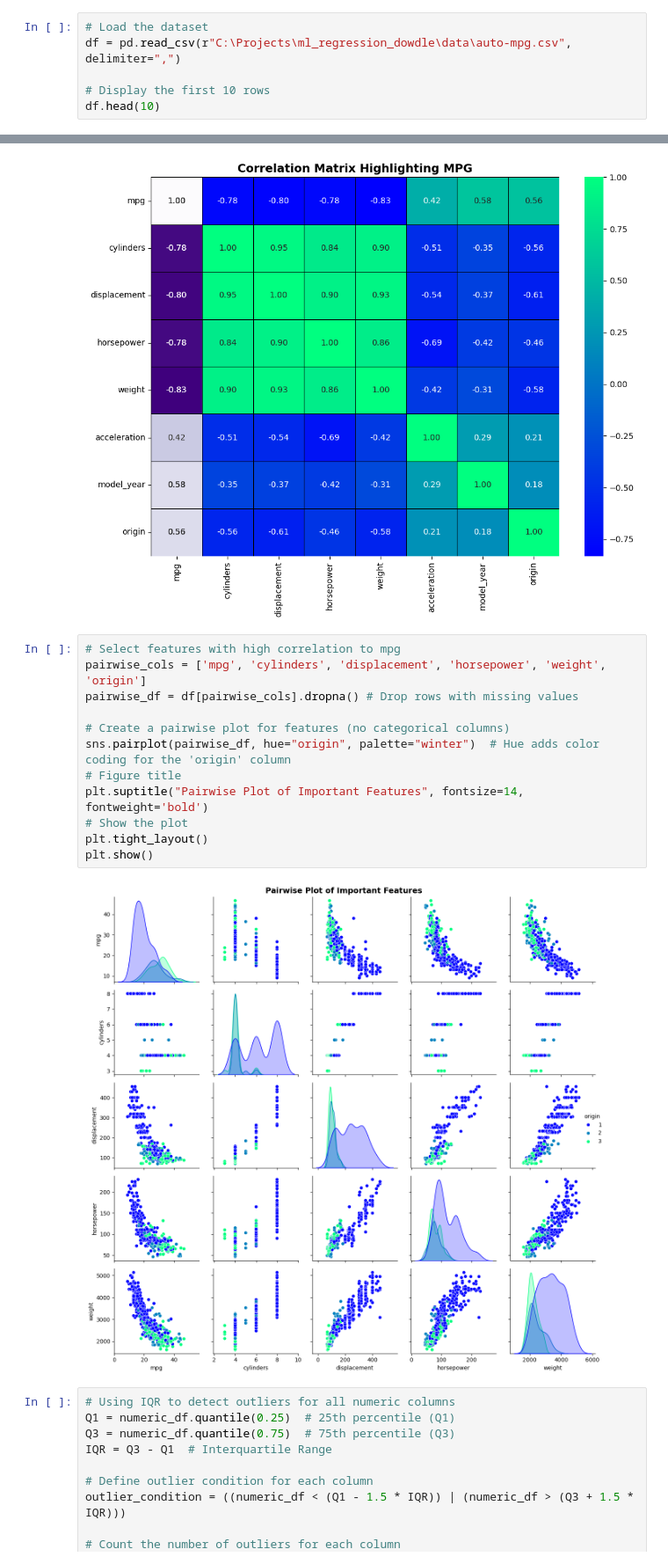
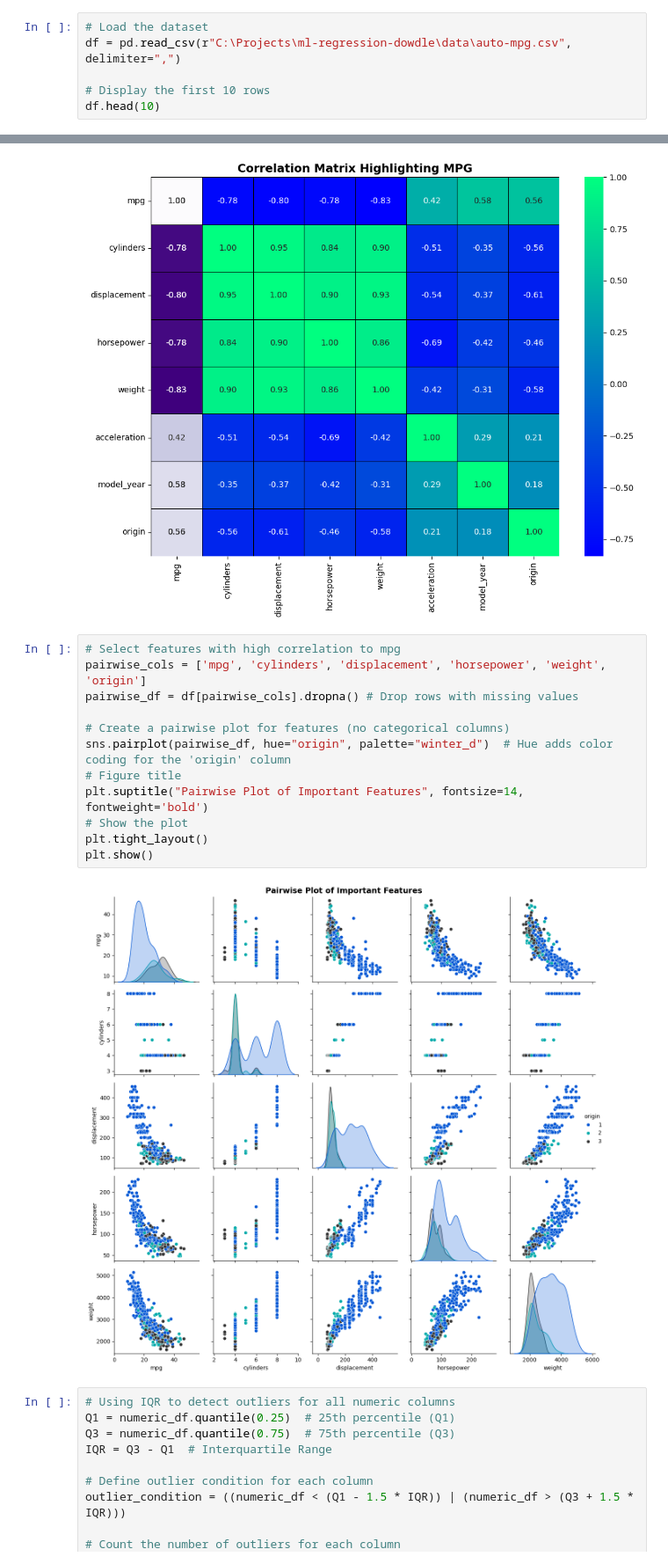
Before and after one commit to Bdowdle4/ml-regression-dowdle, a Jupyter notebook: regression-dowdle.ipynb, the cells around one changed output, grey strips where cells are left out. Shown at 88% size. Saved outputs shown, nothing was run; the diff lists cells and outputs as text.

```diff
--- a/regression-dowdle.ipynb
+++ b/regression-dowdle.ipynb
@@ -37,7 +37,7 @@ from sklearn.metrics import confusion_matrix, accuracy_score, precision_score, r
 ### 1.1 Load the dataset and display the first 10 rows
 # %%
 # Load the dataset
-df = pd.read_csv(r"C:\Projects\ml_regression_dowdle\data\auto-mpg.csv", delimiter=",")
+df = pd.read_csv(r"C:\Projects\ml-regression-dowdle\data\auto-mpg.csv", delimiter=",")
 
 # Display the first 10 rows
 df.head(10)
@@ -216,17 +216,17 @@ plt.show()
 # %%
 # Select features with high correlation to mpg
 pairwise_cols = ['mpg', 'cylinders', 'displacement', 'horsepower', 'weight', 'origin']
 pairwise_df = df[pairwise_cols].dropna() # Drop rows with missing values
 
 # Create a pairwise plot for features (no categorical columns)
-sns.pairplot(pairwise_df, hue="origin", palette="winter")  # Hue adds color coding for the 'origin' column
+sns.pairplot(pairwise_df, hue="origin", palette="winter_d")  # Hue adds color coding for the 'origin' column
 # Figure title
 plt.suptitle("Pairwise Plot of Important Features", fontsize=14, fontweight='bold')
 # Show the plot
 plt.tight_layout()
 plt.show()
 # %% [output]
-[figure, old version]
+[figure, new version]
 # %%
 # Using IQR to detect outliers for all numeric columns
 Q1 = numeric_df.quantile(0.25)  # 25th percentile (Q1)
```
Also changed, not shown: parts of 4 cells of this notebook.
